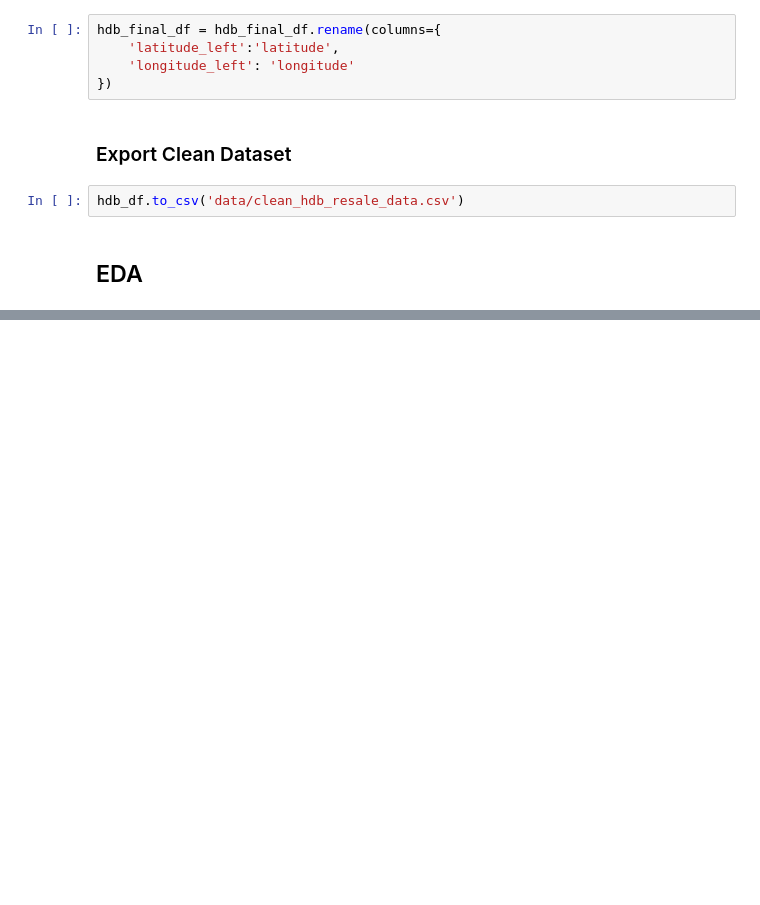
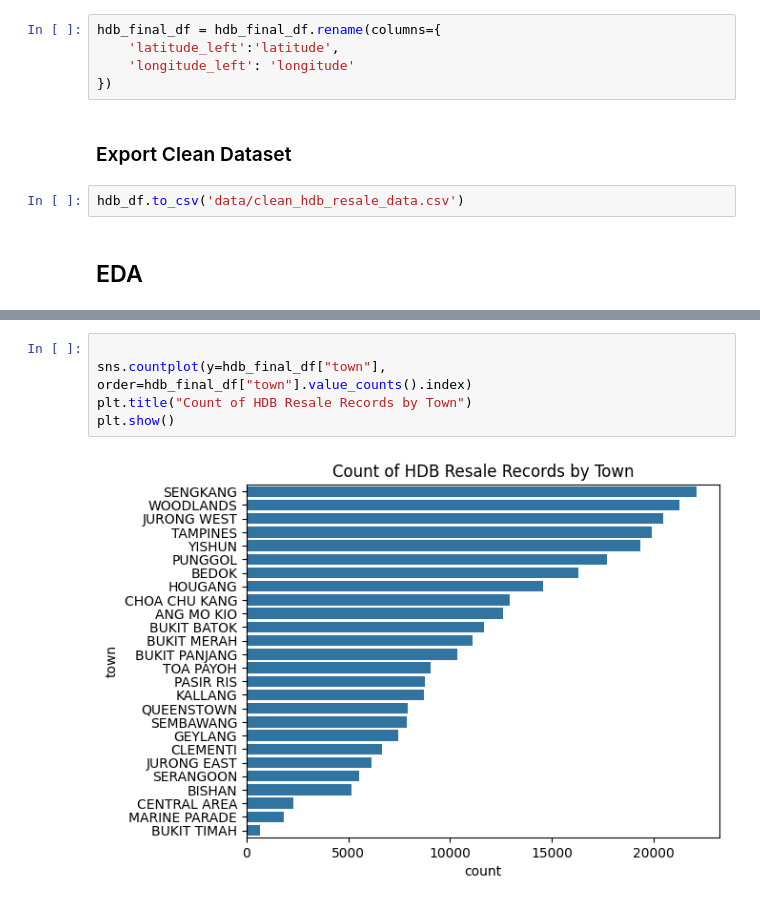
Before and after one commit to KaungSiThu-Sallius/HDB-Resale-Prices-Prediction, a Jupyter notebook: main.ipynb, the cells around one changed output, grey strips where cells are left out. Drawn from its saved outputs; the diff is of its cells as text; blank space fills up the shorter version.

```diff
--- a/main.ipynb
+++ b/main.ipynb
@@ -272,0 +303,7 @@ hdb_df.to_csv('data/clean_hdb_resale_data.csv')
+# %%
+
+sns.countplot(y=hdb_final_df["town"], order=hdb_final_df["town"].value_counts().index)
+plt.title("Count of HDB Resale Records by Town")
+plt.show()
+# %% [output]
+[figure, added]
```
Also changed, not shown: parts of 12 cells of this notebook, 1 other file.
